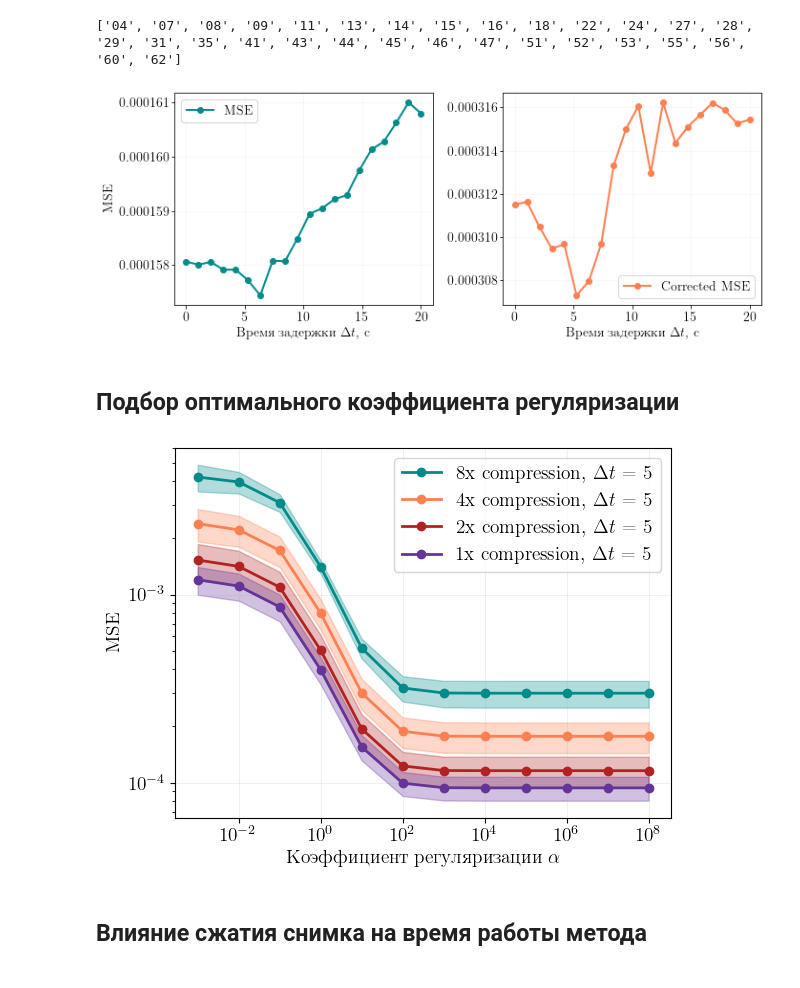
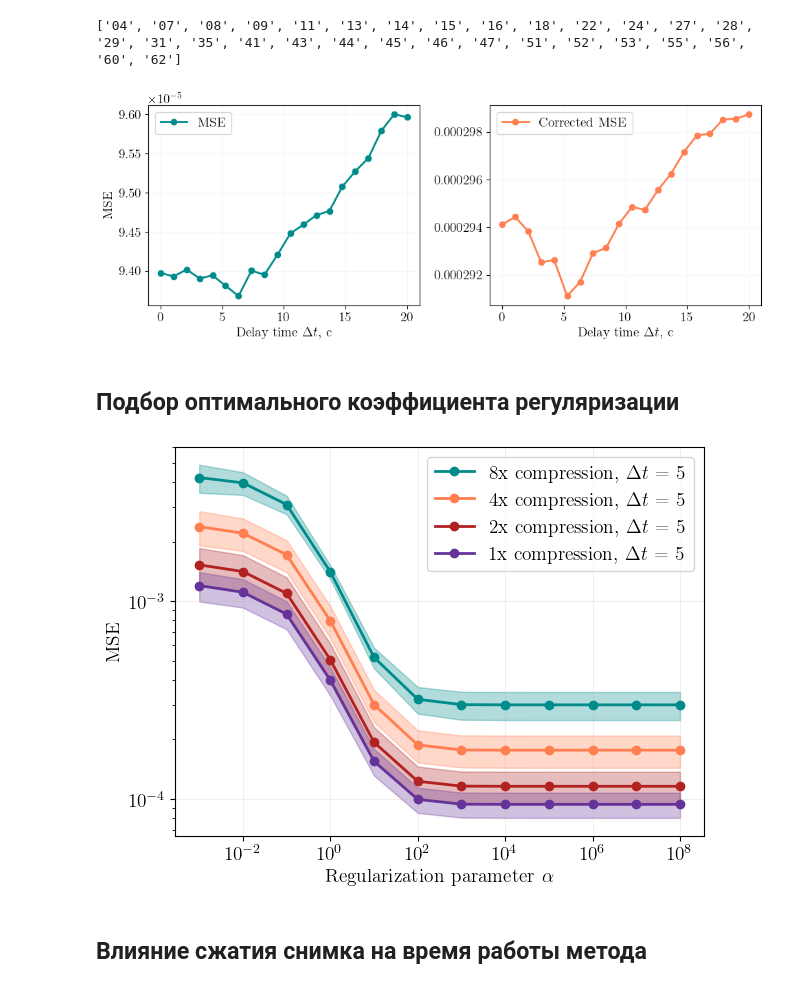
Before and after one commit to intsystems/2023-Project-112, a Jupyter notebook: code/main.ipynb, the cells around one changed output. Saved outputs shown, nothing was run; the diff lists cells and outputs as text; code cells hidden in the pictures.

```diff
--- a/code/main.ipynb
+++ b/code/main.ipynb
@@ -118,8 +118,8 @@ DIFFERENCE
 ## Анализ времени задержки
 # %%
 sub = Sub('47')
-#lindelta = LinearDeltaModel(vector_list, sub, 5, 1, 1000)
-lindelta = LinearDeltaModel(occur, sub, 5, 1, 1000)
+lindelta = LinearDeltaModel(vector_list, sub, 5, 1, 1000)
+#lindelta = LinearDeltaModel(occur, sub, 5, 1, 1000)
 lindelta.fit()
 lindelta.predict()
 lindelta.evaluate()
@@ -221,8 +221,8 @@ MSE_corrected = []
 sub = Sub('47')
 
 for dt in t:
-    #lindelta = LinearDeltaModel(vector_list, sub, dt, 2, 1000)
-    lindelta = LinearDeltaModel(occur, sub, dt, 4, 1000)
+    lindelta = LinearDeltaModel(vector_list, sub, dt, 2, 1000)
+    #lindelta = LinearDeltaModel(occur, sub, dt, 4, 1000)
     lindelta.fit()
     lindelta.predict()
     lindelta.evaluate()
@@ -231,23 +231,25 @@ for dt in t:
 # %%
 fig, ax = plt.subplots(1, 2, figsize=(10, 4))
 
 ax[0].plot(t, MSE, marker='o', color="darkcyan", label=r"MSE")
-ax[0].set_xlabel("Время задержки $\Delta t$, с")
+#ax[0].set_xlabel("Время задержки $\Delta t$, с")
+ax[0].set_xlabel("Delay time $\Delta t$, с")
 ax[0].set_ylabel("MSE")
 ax[0].legend()
 ax[0].grid(alpha=0.1)
 
 ax[1].plot(t, MSE_corrected, marker='o', color="coral", label=r"Corrected MSE")
-ax[1].set_xlabel("Время задержки $\Delta t$, с")
+#ax[1].set_xlabel("Время задержки $\Delta t$, с")
+ax[1].set_xlabel("Delay time $\Delta t$, с")
 #ax[1].set_ylabel("MSE")
 ax[1].legend()
 ax[1].grid(alpha=0.1)
 
 plt.tight_layout()
-#plt.savefig("mse_dt.pdf")
+plt.savefig("mse_dt.pdf", bbox_inches="tight")
 plt.show()
 # %% [output]
-[figure, old version]
+[figure, new version]
 # %% [markdown]
 ## Подбор оптимального коэффициента регуляризации
 # %%
@@ -333,7 +335,8 @@ plt.plot(alphas, MSE_means_alpha_2, marker='o', color="firebrick", label=r"2x co
 plt.fill_between(alphas, MSE_means_alpha_2 - MSE_stds_alpha_2, MSE_means_alpha_2 + MSE_stds_alpha_2, color="firebrick", alpha = 0.3)
 plt.plot(alphas, MSE_means_alpha_1, marker='o', color="rebeccapurple", label=r"1x compression, $\Delta t$ = 5")
 plt.fill_between(alphas, MSE_means_alpha_1 - MSE_stds_alpha_1, MSE_means_alpha_1 + MSE_stds_alpha_1, color="rebeccapurple", alpha = 0.3)
-plt.xlabel("Коэффициент регуляризации $\\alpha$")
+#plt.xlabel("Коэффициент регуляризации $\\alpha$")
+plt.xlabel("Regularization parameter $\\alpha$")
 plt.ylabel("MSE")
 #plt.ylim(0.7 * abs(mse_means - mse_stds).max(), 1.1 * abs(mse_means + mse_stds).max())
 plt.xscale('log')
@@ -341,9 +344,11 @@ plt.yscale('log')
 plt.legend()
 plt.grid(alpha=0.2)
 
+plt.tight_layout()
 plt.savefig("subs_MSE_alpha.pdf", bbox_inches="tight")
+plt.show()
 # %% [output]
-[figure, old version]
+[figure, new version]
 # %% [markdown]
 ## Влияние сжатия снимка на время работы метода
 # %%
```
Also changed, not shown: parts of 4 cells of this notebook, 10 other files.
